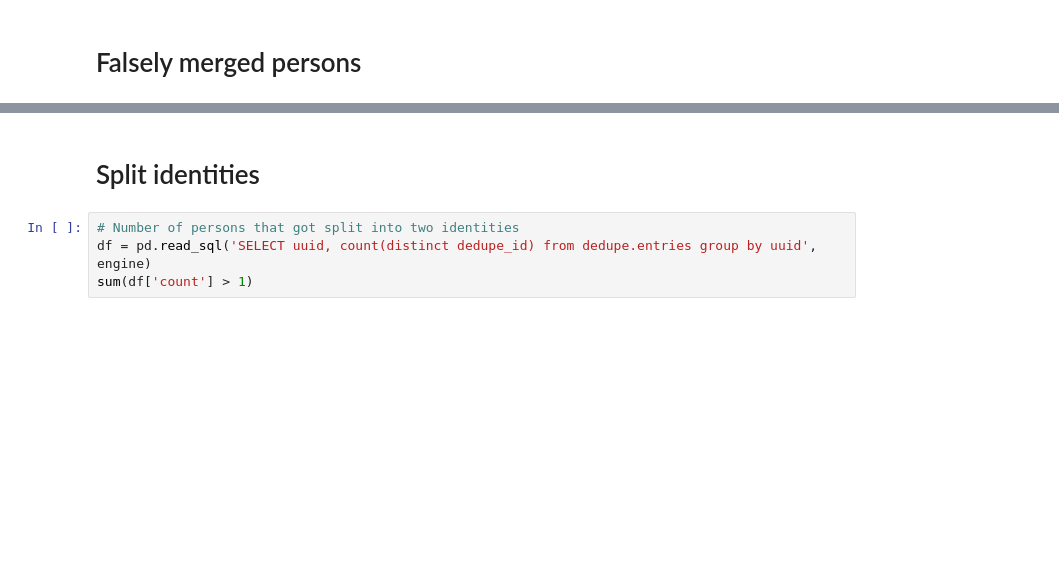
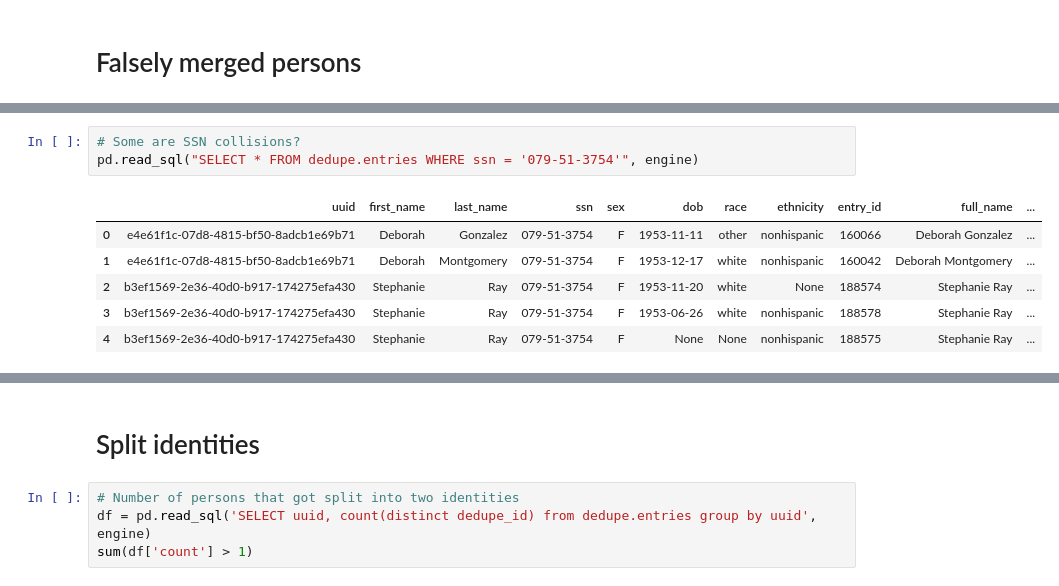
Before and after one commit to dssg/pgdedupe, a Jupyter notebook: Deduplication validation.ipynb, the cells around one changed output, grey strips where cells are left out. Cells and saved outputs as stored; diff of their text form; blank space fills up the shorter version.

```diff
--- a/Deduplication validation.ipynb
+++ b/Deduplication validation.ipynb
@@ -62 +74,11 @@ pd.read_sql('SELECT * FROM dedupe.entries WHERE dedupe_id = {}'.format(dups.iloc
+# %%
+# Some are SSN collisions?
+pd.read_sql("SELECT * FROM dedupe.entries WHERE ssn = '079-51-3754'", engine)
+# %% [output]
+|  | uuid | first_name | last_name | ssn | sex | dob | race | ethnicity | entry_id | full_name | ... |
+| 0 | e4e61f1c-07d8-4815-bf50-8adcb1e69b71 | Deborah | Gonzalez | 079-51-3754 | F | 1953-11-11 | other | nonhispanic | 160066 | Deborah Gonzalez | ... |
+| 1 | e4e61f1c-07d8-4815-bf50-8adcb1e69b71 | Deborah | Montgomery | 079-51-3754 | F | 1953-12-17 | white | nonhispanic | 160042 | Deborah Montgomery | ... |
+| 2 | b3ef1569-2e36-40d0-b917-174275efa430 | Stephanie | Ray | 079-51-3754 | F | 1953-11-20 | white | None | 188574 | Stephanie Ray | ... |
+| 3 | b3ef1569-2e36-40d0-b917-174275efa430 | Stephanie | Ray | 079-51-3754 | F | 1953-06-26 | white | nonhispanic | 188578 | Stephanie Ray | ... |
+| 4 | b3ef1569-2e36-40d0-b917-174275efa430 | Stephanie | Ray | 079-51-3754 | F | None | None | nonhispanic | 188575 | Stephanie Ray | ... |
 # %%
```
Also changed, not shown: parts of 9 cells of this notebook, 3 other files.
